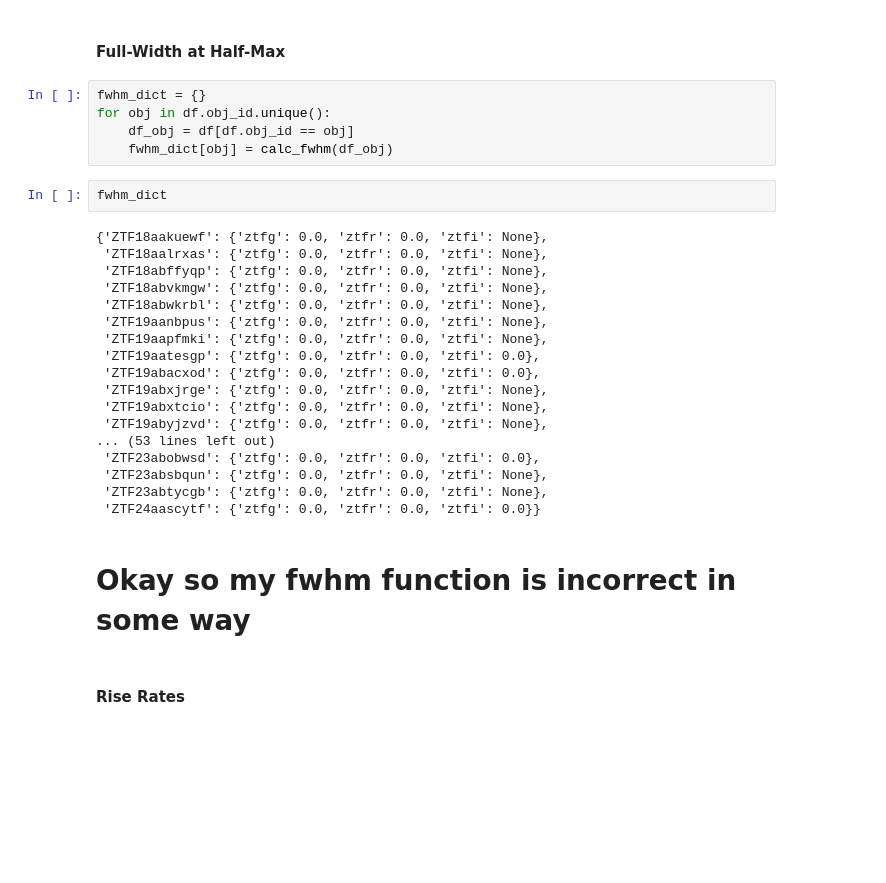
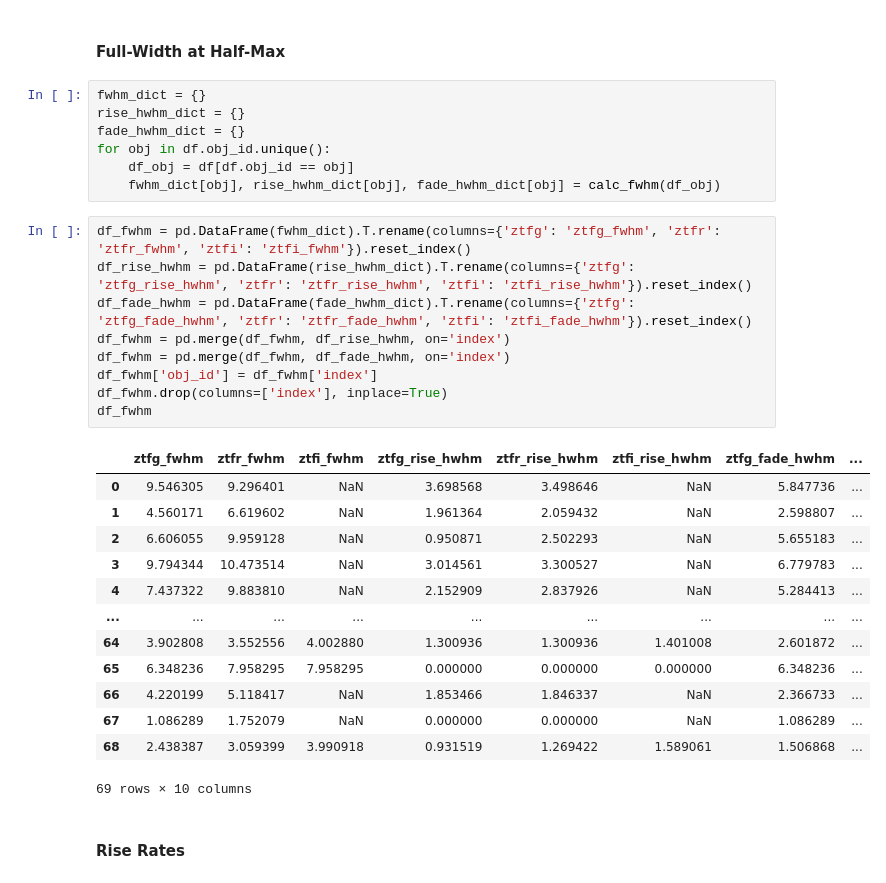
Before and after one commit to tylerbarna/kn-imposters, a Jupyter notebook: gp_calculations.ipynb, the cells around one changed output. Cells and saved outputs as stored; diff of their text form; blank space fills up the shorter version.

```diff
--- a/gp_calculations.ipynb
+++ b/gp_calculations.ipynb
@@ -483,31 +490,34 @@ df_color
 #### Full-Width at Half-Max
 # %%
 fwhm_dict = {}
+rise_hwhm_dict = {}
+fade_hwhm_dict = {}
 for obj in df.obj_id.unique():
     df_obj = df[df.obj_id == obj]
-    fwhm_dict[obj] = calc_fwhm(df_obj)
+    fwhm_dict[obj], rise_hwhm_dict[obj], fade_hwhm_dict[obj] = calc_fwhm(df_obj)
-# %%
-fwhm_dict
-# %% [output]
-{'ZTF18aakuewf': {'ztfg': 0.0, 'ztfr': 0.0, 'ztfi': None},
- 'ZTF18aalrxas': {'ztfg': 0.0, 'ztfr': 0.0, 'ztfi': None},
- 'ZTF18abffyqp': {'ztfg': 0.0, 'ztfr': 0.0, 'ztfi': None},
- 'ZTF18abvkmgw': {'ztfg': 0.0, 'ztfr': 0.0, 'ztfi': None},
- 'ZTF18abwkrbl': {'ztfg': 0.0, 'ztfr': 0.0, 'ztfi': None},
- 'ZTF19aanbpus': {'ztfg': 0.0, 'ztfr': 0.0, 'ztfi': None},
- 'ZTF19aapfmki': {'ztfg': 0.0, 'ztfr': 0.0, 'ztfi': None},
- 'ZTF19aatesgp': {'ztfg': 0.0, 'ztfr': 0.0, 'ztfi': 0.0},
- 'ZTF19abacxod': {'ztfg': 0.0, 'ztfr': 0.0, 'ztfi': 0.0},
- 'ZTF19abxjrge': {'ztfg': 0.0, 'ztfr': 0.0, 'ztfi': None},
- 'ZTF19abxtcio': {'ztfg': 0.0, 'ztfr': 0.0, 'ztfi': None},
- 'ZTF19abyjzvd': {'ztfg': 0.0, 'ztfr': 0.0, 'ztfi': None},
-... (53 lines left out)
- 'ZTF23abobwsd': {'ztfg': 0.0, 'ztfr': 0.0, 'ztfi': 0.0},
- 'ZTF23absbqun': {'ztfg': 0.0, 'ztfr': 0.0, 'ztfi': None},
- 'ZTF23abtycgb': {'ztfg': 0.0, 'ztfr': 0.0, 'ztfi': None},
- 'ZTF24aascytf': {'ztfg': 0.0, 'ztfr': 0.0, 'ztfi': 0.0}}
-# %% [markdown]
-# Okay so my fwhm function is incorrect in some way
+# %%
+df_fwhm = pd.DataFrame(fwhm_dict).T.rename(columns={'ztfg': 'ztfg_fwhm', 'ztfr': 'ztfr_fwhm', 'ztfi': 'ztfi_fwhm'}).reset_index()
+df_rise_hwhm = pd.DataFrame(rise_hwhm_dict).T.rename(columns={'ztfg': 'ztfg_rise_hwhm', 'ztfr': 'ztfr_rise_hwhm', 'ztfi': 'ztfi_rise_hwhm'}).reset_index()
+df_fade_hwhm = pd.DataFrame(fade_hwhm_dict).T.rename(columns={'ztfg': 'ztfg_fade_hwhm', 'ztfr': 'ztfr_fade_hwhm', 'ztfi': 'ztfi_fade_hwhm'}).reset_index()
+df_fwhm = pd.merge(df_fwhm, df_rise_hwhm, on='index')
+df_fwhm = pd.merge(df_fwhm, df_fade_hwhm, on='index')
+df_fwhm['obj_id'] = df_fwhm['index']
+df_fwhm.drop(columns=['index'], inplace=True)
+df_fwhm
+# %% [output]
+|  | ztfg_fwhm | ztfr_fwhm | ztfi_fwhm | ztfg_rise_hwhm | ztfr_rise_hwhm | ztfi_rise_hwhm | ztfg_fade_hwhm | ... |
+| 0 | 9.546305 | 9.296401 | NaN | 3.698568 | 3.498646 | NaN | 5.847736 | ... |
+| 1 | 4.560171 | 6.619602 | NaN | 1.961364 | 2.059432 | NaN | 2.598807 | ... |
+| 2 | 6.606055 | 9.959128 | NaN | 0.950871 | 2.502293 | NaN | 5.655183 | ... |
+| 3 | 9.794344 | 10.473514 | NaN | 3.014561 | 3.300527 | NaN | 6.779783 | ... |
+| 4 | 7.437322 | 9.883810 | NaN | 2.152909 | 2.837926 | NaN | 5.284413 | ... |
+| ... | ... | ... | ... | ... | ... | ... | ... | ... |
+| 64 | 3.902808 | 3.552556 | 4.002880 | 1.300936 | 1.300936 | 1.401008 | 2.601872 | ... |
+| 65 | 6.348236 | 7.958295 | 7.958295 | 0.000000 | 0.000000 | 0.000000 | 6.348236 | ... |
+| 66 | 4.220199 | 5.118417 | NaN | 1.853466 | 1.846337 | NaN | 2.366733 | ... |
+| 67 | 1.086289 | 1.752079 | NaN | 0.000000 | 0.000000 | NaN | 1.086289 | ... |
+| 68 | 2.438387 | 3.059399 | 3.990918 | 0.931519 | 1.269422 | 1.589061 | 1.506868 | ... |
+69 rows × 10 columns
 # %% [markdown]
 #### Rise Rates
 # %%
```
Also changed, not shown: parts of 4 cells of this notebook, 1 other file.
